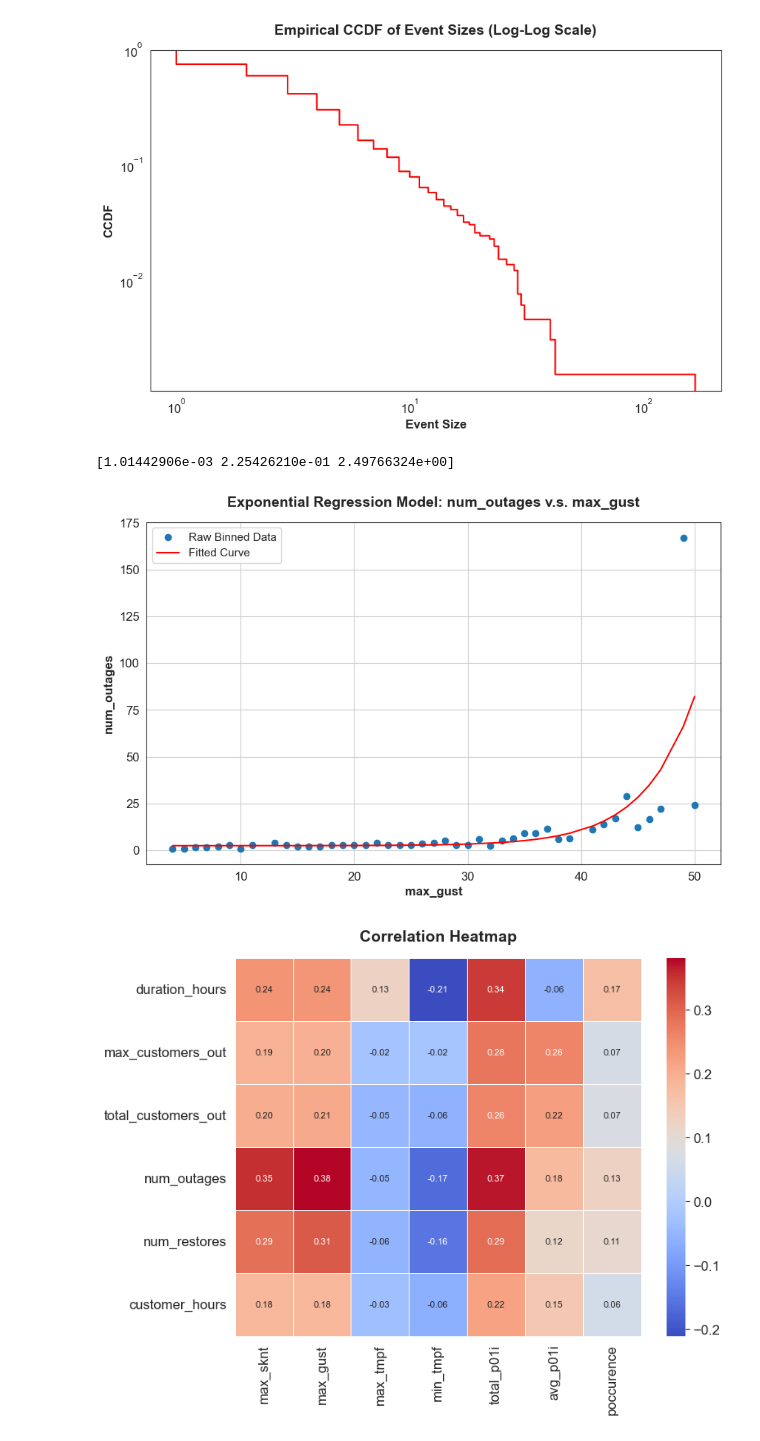
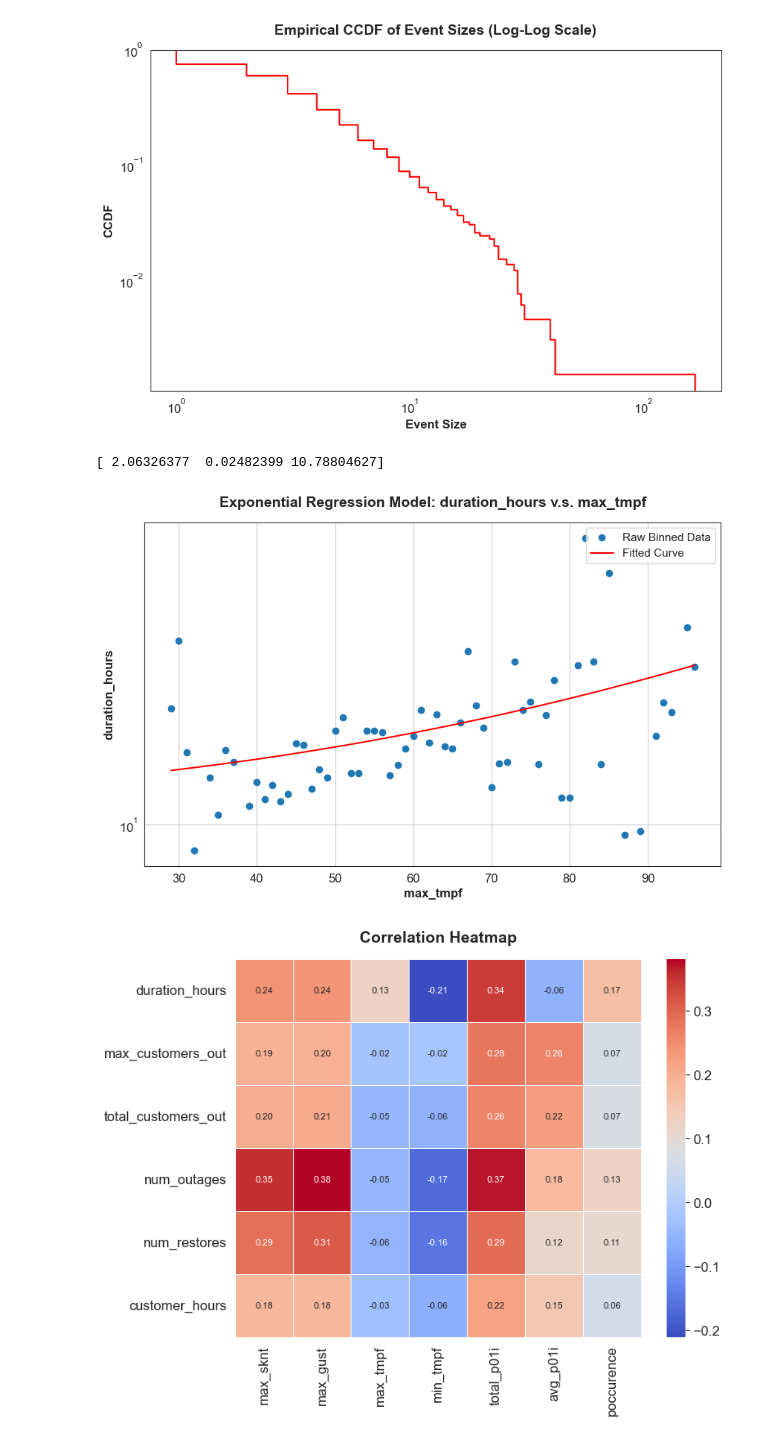
Before and after one commit to adhikariapsara/Outage_Analysis_eaglei, a Jupyter notebook: analysis_examples.ipynb, the cells around one changed output. Saved outputs shown, nothing was run; the diff lists cells and outputs as text; code cells hidden in the pictures.

Commit message:
outage probability models

```diff
--- a/analysis_examples.ipynb
+++ b/analysis_examples.ipynb
@@ -423,39 +423,39 @@ def exponential_function(x,a,b,c):
 def myround(x, base):
     return base * round(x/base)
 
-weather_variable='max_gust'
-outage_variable='num_outages'
+weather_variable='max_tmpf'
+outage_variable='duration_hours'
 
 events_stats[weather_variable]=myround(events_stats[weather_variable],1)
 # average all outage instances over their target weather variable
 df_grouped = events_stats.groupby(weather_variable).agg({
     outage_variable: 'median'
 }).reset_index()
 
 # filter out anomalous weather variables that we do not have data to analyze
 #df_grouped = df_grouped[df_grouped[weather_variable] >80]
 
 # Raw Data
 x = df_grouped[weather_variable].values
 y = df_grouped[outage_variable].values
 plt.scatter(x,y,label='Raw Binned Data')
-#yscale('log')
+plt.yscale('log')
 
 # Fitted Data - May have to change p0 to fit the data
 popt,pcov = curve_fit(exponential_function,x,y,p0=[10, 0.05, 0],maxfev=20000)
 print(popt)
 plt.plot(df_grouped[weather_variable], exponential_function(df_grouped[weather_variable], *popt), 'r-', label="Fitted Curve")
 
 # Plot Settings
 plt.title(f"Exponential Regression Model: {outage_variable} v.s. {weather_variable}")
 plt.xlabel(f'{weather_variable}')
 plt.ylabel(f'{outage_variable}')
 plt.legend()
 plt.grid(True)
 plt.show()
 # %% [output]
-[1.01442906e-03 2.25426210e-01 2.49766324e+00]
+[ 2.06326377  0.02482399 10.78804627]
-[figure, old version]
+[figure, new version]
 # %%
 # Create correlation matrix between features in event_stats
 
```
Also changed, not shown: parts of 1 cell of this notebook.
